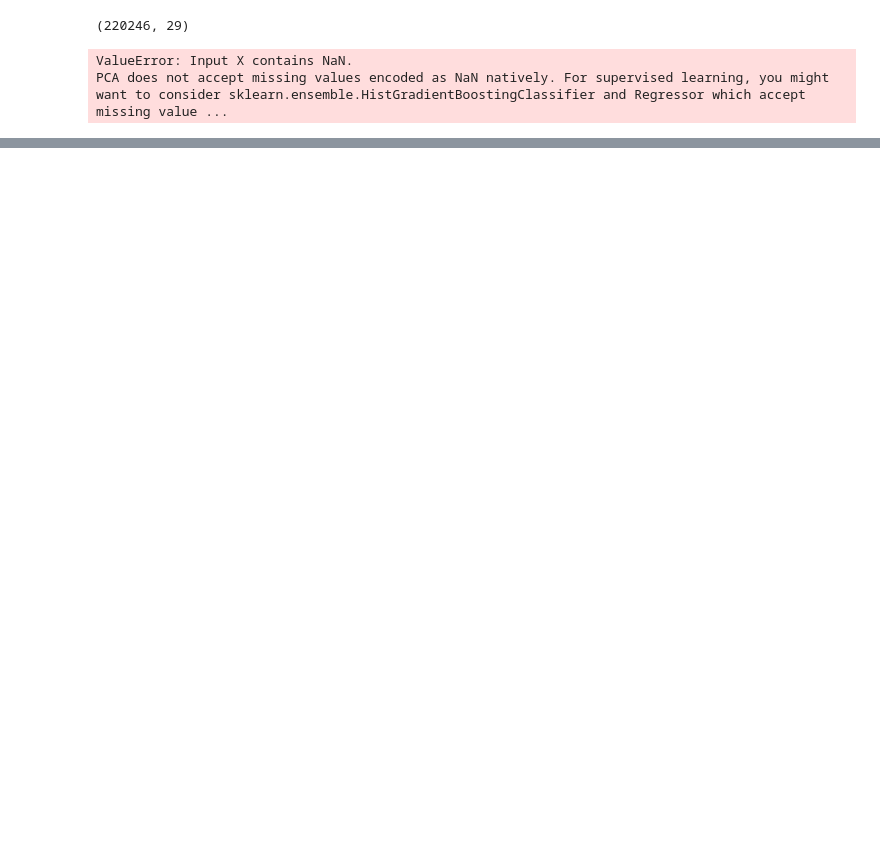
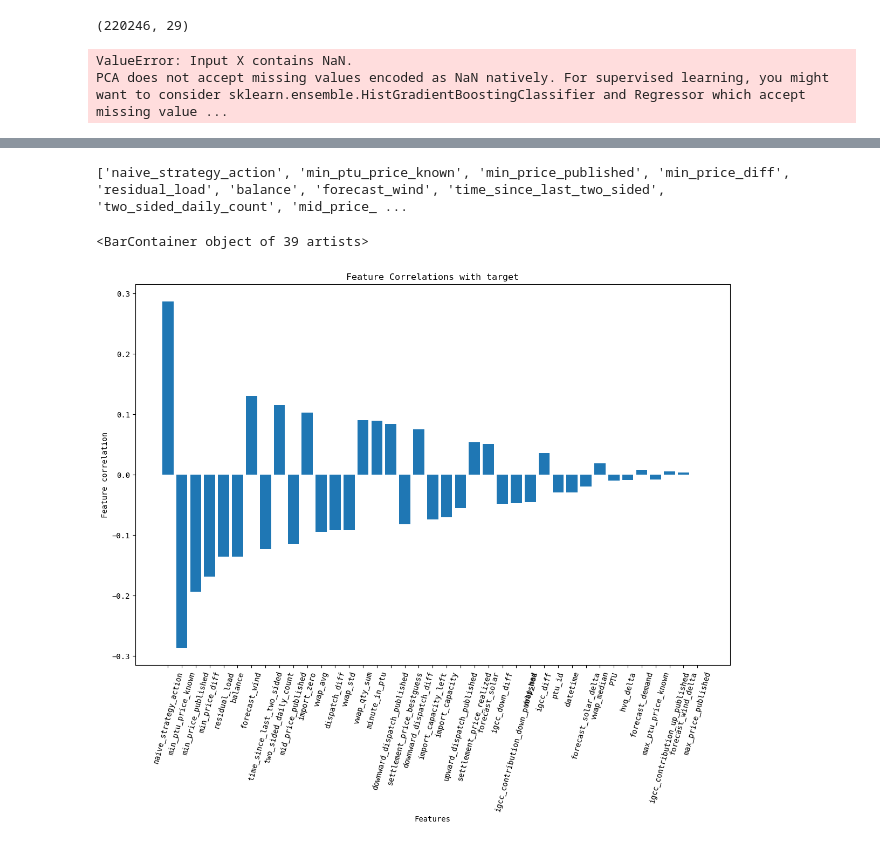
Before and after one commit to SmallNub/tweedejaars_project, a Jupyter notebook: notebooks/PCA.ipynb, the cells around one changed output, grey strips where cells are left out. Cells and saved outputs as stored; diff of their text form; code cells hidden in the pictures; blank space fills up the shorter version.

```diff
--- a/notebooks/PCA.ipynb
+++ b/notebooks/PCA.ipynb
@@ -20,7 +19,7 @@ df.shape
 # %%
 """ Model creation, compiling and fitting """
 
-features = ['import_capacity',
+feature_list = ['import_capacity',
        'mid_price_published', 'max_price_published', 'minute_in_ptu',
        'settlement_price_bestguess', 'time_since_last_two_sided',
        'two_sided_daily_count', 'vwap_avg',
@@ -28,7 +27,7 @@ features = ['import_capacity',
        'forecast_solar', 'forecast_demand', 'ptu_id']
 
 pca = PCA()
-components = pca.fit_transform(normalized_df[features])
+components = pca.fit_transform(df[feature_list])
 labels = {
     str(i): f"PC {i+1} ({var:.1f}%)"
     for i, var in enumerate(pca.explained_variance_ratio_ * 100)
@@ -37,7 +36,7 @@ labels = {
 fig = px.scatter_matrix(
     components,
     labels=labels,
-    dimensions=range(len(features)),
+    dimensions=range(len(feature_list)),
     color=df['settlement_price_realized']
 )
 fig.update_traces(diagonal_visible=True)
@@ -48,7 +47,7 @@ PCA does not accept missing values encoded as NaN natively. For supervised learn
 # %%
 """ Model creation, compiling and fitting """
 
-features = ['import_capacity',
+feature_list = ['import_capacity',
        'mid_price_published', 'max_price_published', 'minute_in_ptu',
        'settlement_price_bestguess', 'time_since_last_two_sided',
        'two_sided_daily_count', 'vwap_avg',
@@ -56,7 +55,7 @@ features = ['import_capacity',
        'forecast_solar', 'forecast_demand', 'ptu_id']
 
 pca = PCA()
-components = pca.fit_transform(normalized_df[features])
+components = pca.fit_transform(normalized_df[feature_list])
 labels = {
     str(i): f"PC {i+1} ({var:.1f}%)"
     for i, var in enumerate(pca.explained_variance_ratio_ * 100)
@@ -65,7 +64,7 @@ labels = {
 fig = px.scatter_matrix(
     components,
     labels=labels,
-    dimensions=range(len(features)),
+    dimensions=range(len(feature_list)),
     color=df['target_two_sided_ptu']
 )
 fig.update_traces(diagonal_visible=True)
@@ -98,0 +132,28 @@ plt.bar(x=feature_ls, height=correlations)
+# %%
+df = features(df)
+
+feature_list = df.columns.drop('target_two_sided_ptu')
+
+corr_ls = []
+for feature in feature_list:
+    c = df[feature].corr(df['target_two_sided_ptu'])
+    corr_ls.append((feature, c))
+
+cor_ls = [(feature, df[feature].corr(df['target_two_sided_ptu'])) for feature in feature_list]
+cor_ls.sort(key=lambda x: abs(x[1]), reverse=True)
+
+feature_ls = [x[0] for x in cor_ls]
+correlations = [x[1] for x in cor_ls]
+
+print(feature_ls)
+plt.figure(figsize=(12, 8))
+plt.xlabel('Features')
+plt.ylabel('Feature correlation')
+plt.title('Feature Correlations with target')
+plt.tight_layout()
+plt.xticks(rotation=75)
+plt.bar(x=feature_ls, height=correlations)
+# %% [output]
+['naive_strategy_action', 'min_ptu_price_known', 'min_price_published', 'min_price_diff', 'residual_load', 'balance', 'forecast_wind', 'time_since_last_two_sided', 'two_sided_daily_count', 'mid_price_ ...
+<BarContainer object of 39 artists>
+[figure, added]
```
Also changed, not shown: parts of 5 cells of this notebook, 1 other file.
